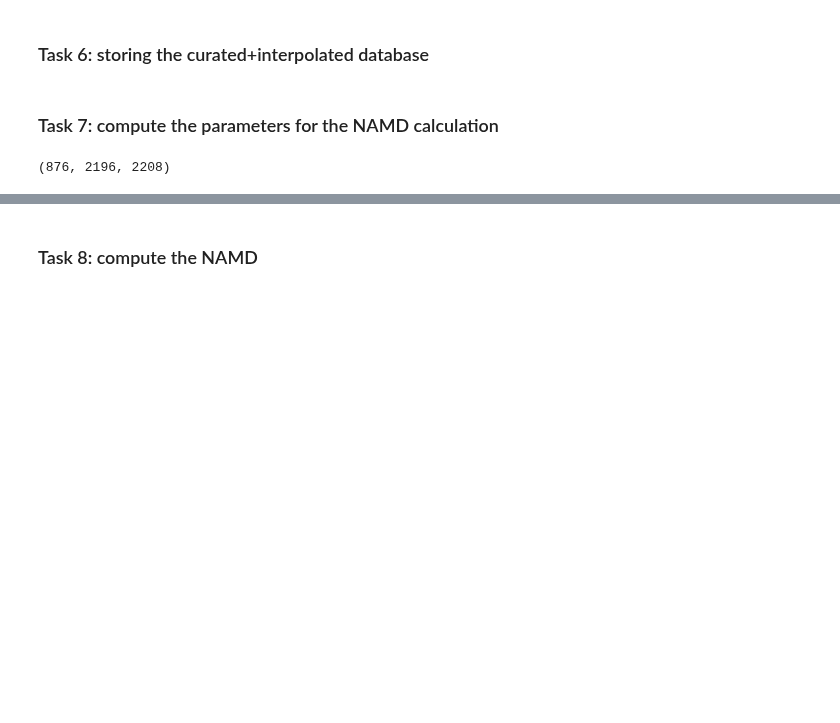
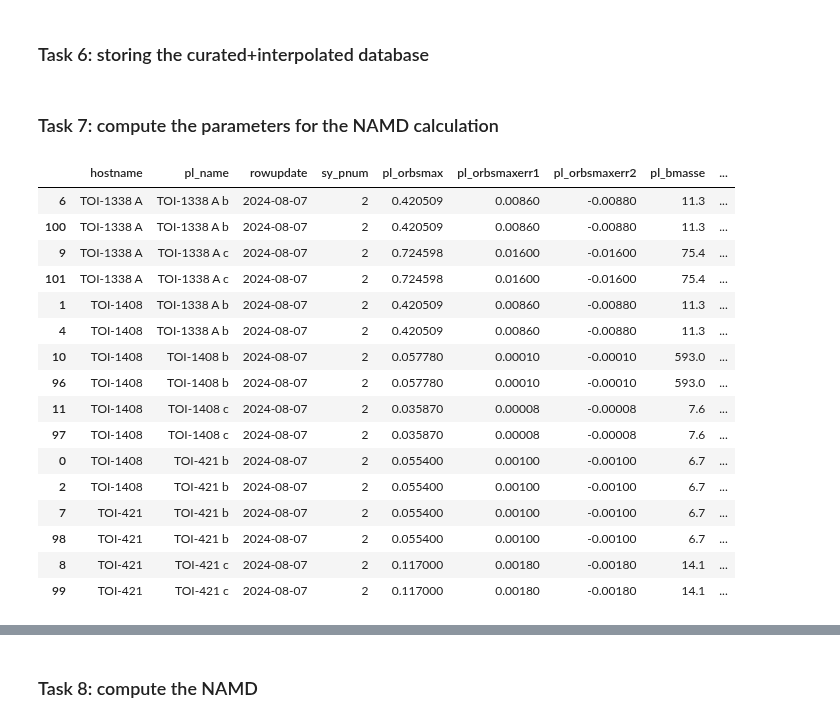
Before and after one commit to abocchieri/ExoNAMD, a Jupyter notebook: notebooks/api.ipynb, the cells around one changed output, grey strips where cells are left out. Cells and saved outputs as stored; diff of their text form; code cells hidden in the pictures; blank space fills up the shorter version.

```diff
--- a/notebooks/api.ipynb
+++ b/notebooks/api.ipynb
@@ -219,10 +201,33 @@ df.to_csv(os.path.join(ROOT, "data", "exo_interp.csv"), index=False)
 df = pd.read_csv(os.path.join(ROOT, "data", "exo_interp.csv"))
 # %% [markdown]
 ### Task 7: compute the parameters for the NAMD calculation
-# %%
-len(df.hostname.unique()), len(df.pl_name.unique()), len(df)
-# %% [output]
-(876, 2196, 2208)
+# %%
+len(df.hostname.unique()), len(df.pl_name.unique()), len(df)
+
+# problem: there are less unique planet names than the length of the dataframe
+# find duplicates
+
+df[df.duplicated(subset=["hostname", "pl_name"], keep=False)].sort_values(
+    by=["hostname", "pl_name"]
+)
+# %% [output]
+|  | hostname | pl_name | rowupdate | sy_pnum | pl_orbsmax | pl_orbsmaxerr1 | pl_orbsmaxerr2 | pl_bmasse | ... |
+| 6 | TOI-1338 A | TOI-1338 A b | 2024-08-07 | 2 | 0.420509 | 0.00860 | -0.00880 | 11.3 | ... |
+| 100 | TOI-1338 A | TOI-1338 A b | 2024-08-07 | 2 | 0.420509 | 0.00860 | -0.00880 | 11.3 | ... |
+| 9 | TOI-1338 A | TOI-1338 A c | 2024-08-07 | 2 | 0.724598 | 0.01600 | -0.01600 | 75.4 | ... |
+| 101 | TOI-1338 A | TOI-1338 A c | 2024-08-07 | 2 | 0.724598 | 0.01600 | -0.01600 | 75.4 | ... |
+| 1 | TOI-1408 | TOI-1338 A b | 2024-08-07 | 2 | 0.420509 | 0.00860 | -0.00880 | 11.3 | ... |
+| 4 | TOI-1408 | TOI-1338 A b | 2024-08-07 | 2 | 0.420509 | 0.00860 | -0.00880 | 11.3 | ... |
+| 10 | TOI-1408 | TOI-1408 b | 2024-08-07 | 2 | 0.057780 | 0.00010 | -0.00010 | 593.0 | ... |
+| 96 | TOI-1408 | TOI-1408 b | 2024-08-07 | 2 | 0.057780 | 0.00010 | -0.00010 | 593.0 | ... |
+| 11 | TOI-1408 | TOI-1408 c | 2024-08-07 | 2 | 0.035870 | 0.00008 | -0.00008 | 7.6 | ... |
+| 97 | TOI-1408 | TOI-1408 c | 2024-08-07 | 2 | 0.035870 | 0.00008 | -0.00008 | 7.6 | ... |
+| 0 | TOI-1408 | TOI-421 b | 2024-08-07 | 2 | 0.055400 | 0.00100 | -0.00100 | 6.7 | ... |
+| 2 | TOI-1408 | TOI-421 b | 2024-08-07 | 2 | 0.055400 | 0.00100 | -0.00100 | 6.7 | ... |
+| 7 | TOI-421 | TOI-421 b | 2024-08-07 | 2 | 0.055400 | 0.00100 | -0.00100 | 6.7 | ... |
+| 98 | TOI-421 | TOI-421 b | 2024-08-07 | 2 | 0.055400 | 0.00100 | -0.00100 | 6.7 | ... |
+| 8 | TOI-421 | TOI-421 c | 2024-08-07 | 2 | 0.117000 | 0.00180 | -0.00180 | 14.1 | ... |
+| 99 | TOI-421 | TOI-421 c | 2024-08-07 | 2 | 0.117000 | 0.00180 | -0.00180 | 14.1 | ... |
 # %%
 df
 # %% [output]
```
Also changed, not shown: parts of 4 cells of this notebook, 1 other file.
